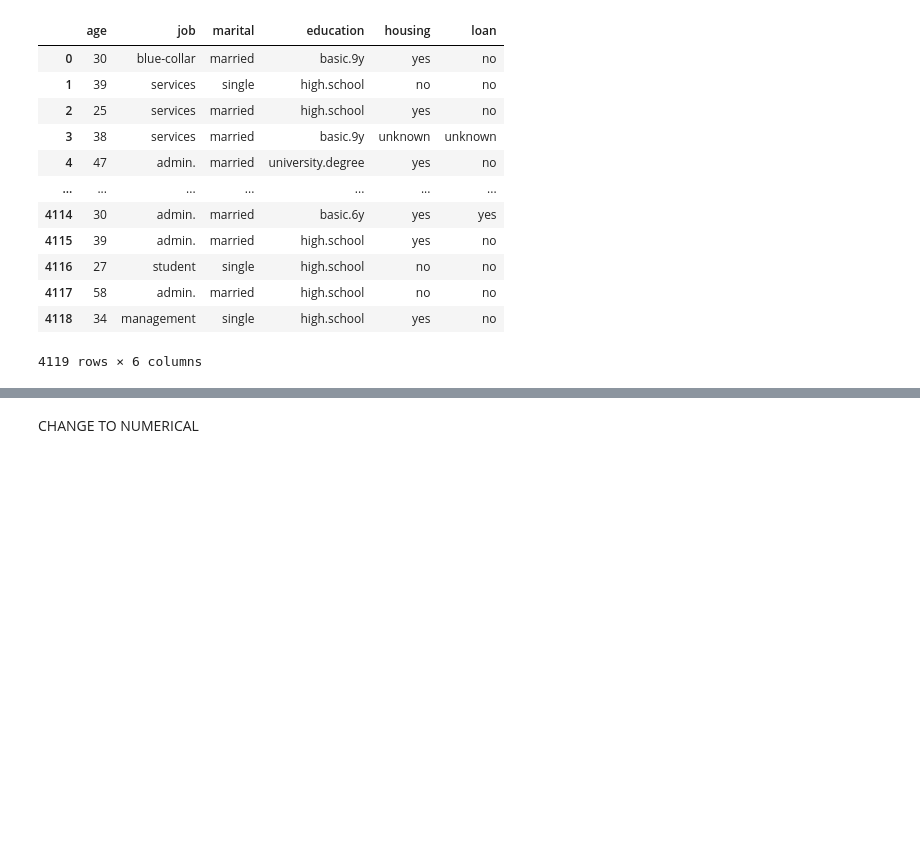
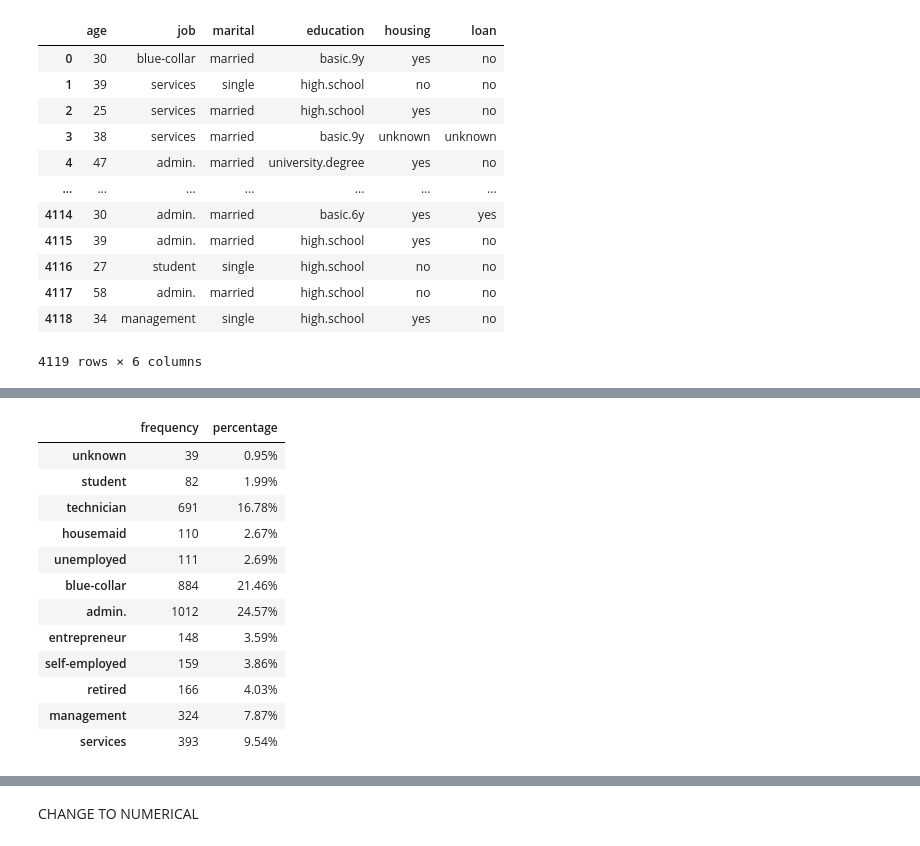
Before and after one commit to peii14/LoanTransaction, a Jupyter notebook: mine.ipynb, the cells around one changed output, grey strips where cells are left out. Drawn from its saved outputs; the diff is of its cells as text; code cells hidden in the pictures; blank space fills up the shorter version.

Commit message:
pseudocode and freq,percentage

```diff
--- a/mine.ipynb
+++ b/mine.ipynb
@@ -108,12 +110,29 @@ ages
 # %%
 frquency = attribute.job.value_counts(normalize=False)
 percentage = attribute.job.value_counts(normalize=True)
+percentage *= 100
 data2 = {'frequency':frquency,
-        'percentage': percentage}
+        'percentage': round(percentage,2)}
 
 job = pd.DataFrame(data2)
+job['percentage'] = job['percentage'].astype(str)+'%'
 job = job.sort_values(job.columns[1],kind='quicksort')
-job.to_csv('./job.csv')
+job.to_csv('./attributes/job.csv')
+job
+# %% [output]
+|  | frequency | percentage |
+| unknown | 39 | 0.95% |
+| student | 82 | 1.99% |
+| technician | 691 | 16.78% |
+| housemaid | 110 | 2.67% |
+| unemployed | 111 | 2.69% |
+| blue-collar | 884 | 21.46% |
+| admin. | 1012 | 24.57% |
+| entrepreneur | 148 | 3.59% |
+| self-employed | 159 | 3.86% |
+| retired | 166 | 4.03% |
+| management | 324 | 7.87% |
+| services | 393 | 9.54% |
 # %%
 frequency = attribute.education.value_counts(normalize=False)
 percentage = attribute.education.value_counts(normalize=True)
```
Also changed, not shown: parts of 5 cells of this notebook, 8 other files.
